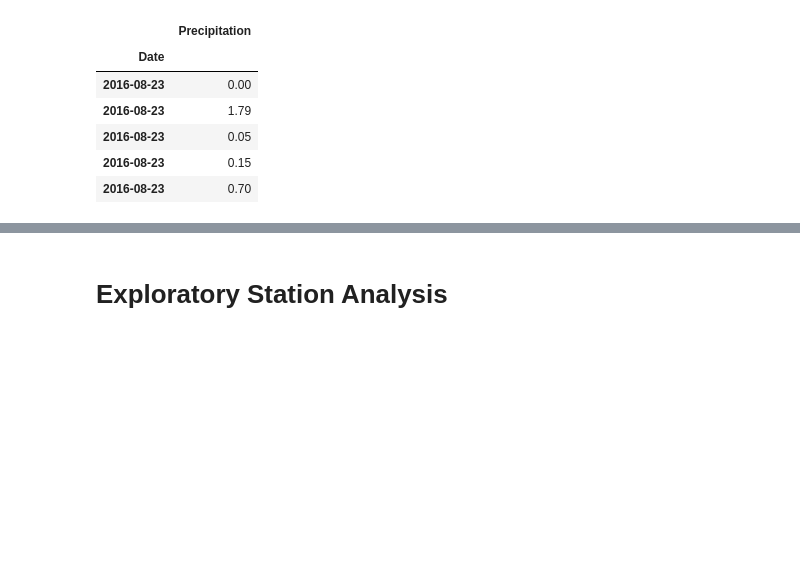
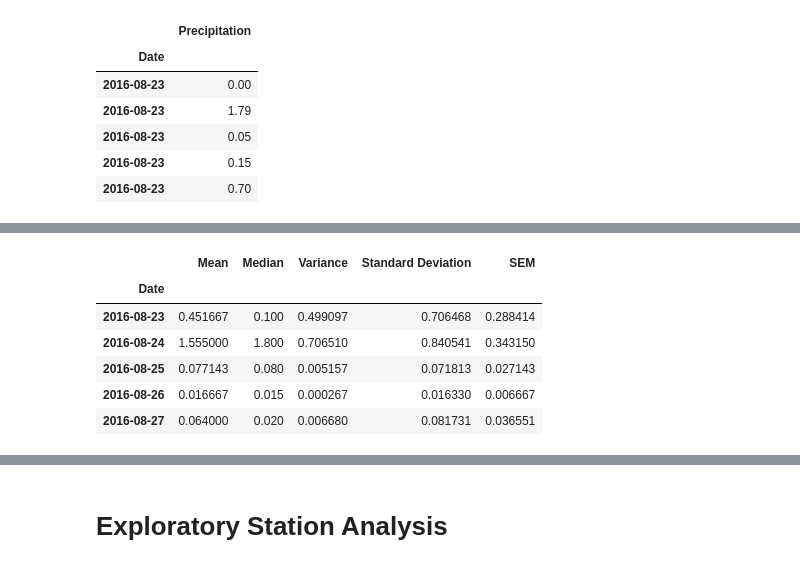
Before and after one commit to kim785/sqlalchemy-challenge, a Jupyter notebook: climate.ipynb, the cells around one changed output, grey strips where cells are left out. Drawn from its saved outputs; the diff is of its cells as text; code cells hidden in the pictures; blank space fills up the shorter version.

```diff
--- a/climate.ipynb
+++ b/climate.ipynb
@@ -140,0 +118,22 @@ array([  1,  40,  79, 118, 157, 196, 235, 274, 313, 352, 391])
+# %%
+# Use Pandas to calcualte the summary statistics for the precipitation data
+
+prcp_grouped = prcp_df.groupby("Date")
+
+prcp_mean = prcp_grouped["Precipitation"].mean() #366
+prcp_median = prcp_grouped["Precipitation"].median()
+prcp_var = prcp_grouped["Precipitation"].var()
+prcp_stdev = prcp_grouped["Precipitation"].std()
+prcp_sem = prcp_grouped["Precipitation"].sem()
+
+prcp_sumstats = pd.DataFrame({"Mean":prcp_mean, "Median":prcp_median, "Variance":prcp_var,
+                              "Standard Deviation":prcp_stdev, "SEM":prcp_sem})
+prcp_sumstats.head()
+# %% [output]
+|  | Mean | Median | Variance | Standard Deviation | SEM |
+| Date |  |  |  |  |  |
+| 2016-08-23 | 0.451667 | 0.100 | 0.499097 | 0.706468 | 0.288414 |
+| 2016-08-24 | 1.555000 | 1.800 | 0.706510 | 0.840541 | 0.343150 |
+| 2016-08-25 | 0.077143 | 0.080 | 0.005157 | 0.071813 | 0.027143 |
+| 2016-08-26 | 0.016667 | 0.015 | 0.000267 | 0.016330 | 0.006667 |
+| 2016-08-27 | 0.064000 | 0.020 | 0.006680 | 0.081731 | 0.036551 |
```
Also changed, not shown: parts of 18 cells of this notebook.
